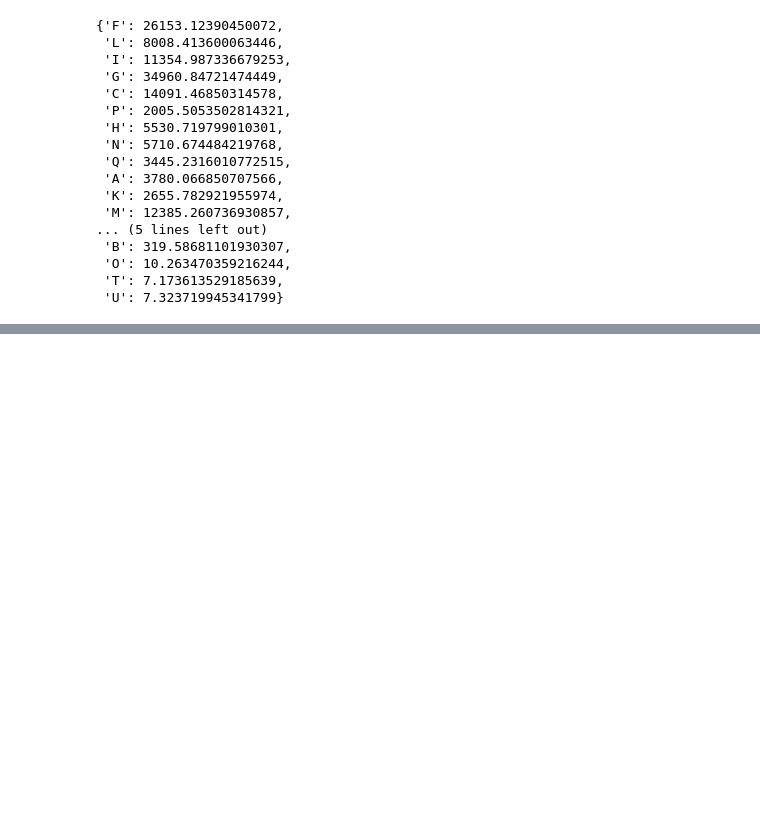
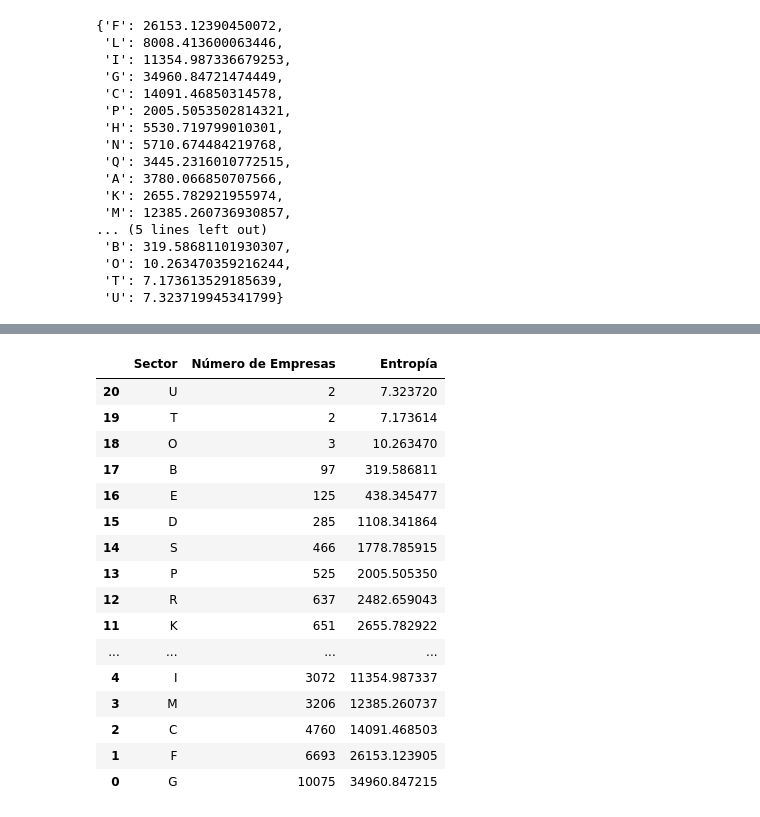
Before and after one commit to irenecanovaas/TFG_IRENE_CANOVAS, a Jupyter notebook: Calculo_Entropía_clasificación_NACE.ipynb, the cells around one changed output, grey strips where cells are left out. Saved outputs shown, nothing was run; the diff lists cells and outputs as text; code cells hidden in the pictures; blank space fills up the shorter version.

```diff
--- a/Calculo_Entropía_clasificación_NACE.ipynb
+++ b/Calculo_Entropía_clasificación_NACE.ipynb
@@ -102,0 +122,24 @@ plt.show()
+# %%
+sector_freq = df['sector'].value_counts().reset_index()
+sector_freq.columns = ['Sector', 'Número de Empresas']
+sector_freq['Entropía'] = sector_freq['Sector'].map(group_entropies)
+sector_freq = sector_freq.sort_values(by='Número de Empresas')
+sector_freq
+# %% [output]
+|  | Sector | Número de Empresas | Entropía |
+| 20 | U | 2 | 7.323720 |
+| 19 | T | 2 | 7.173614 |
+| 18 | O | 3 | 10.263470 |
+| 17 | B | 97 | 319.586811 |
+| 16 | E | 125 | 438.345477 |
+| 15 | D | 285 | 1108.341864 |
+| 14 | S | 466 | 1778.785915 |
+| 13 | P | 525 | 2005.505350 |
+| 12 | R | 637 | 2482.659043 |
+| 11 | K | 651 | 2655.782922 |
+| ... | ... | ... | ... |
+| 4 | I | 3072 | 11354.987337 |
+| 3 | M | 3206 | 12385.260737 |
+| 2 | C | 4760 | 14091.468503 |
+| 1 | F | 6693 | 26153.123905 |
+| 0 | G | 10075 | 34960.847215 |
```
Also changed, not shown: parts of 5 cells of this notebook.
